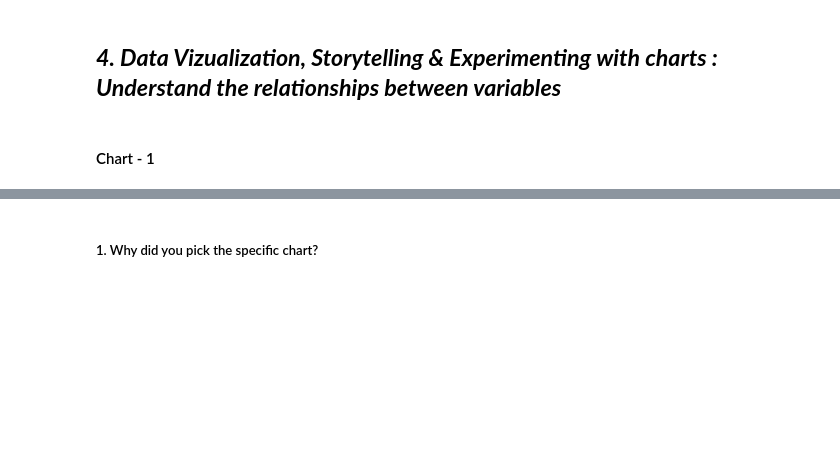
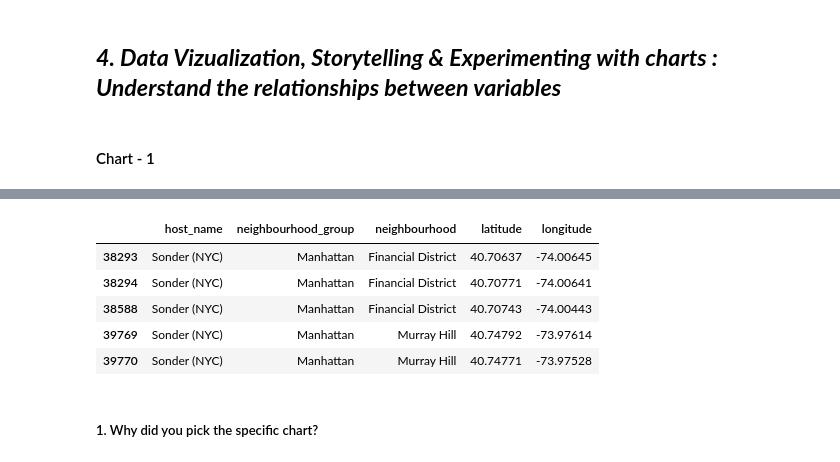
Before and after one commit to p0shivhare/Airbnb-Booking-Analysis, a Jupyter notebook: Airbnb_Booking_Analysis.ipynb, the cells around one changed output, grey strips where cells are left out. Saved outputs shown, nothing was run; the diff lists cells and outputs as text; code cells hidden in the pictures; blank space fills up the shorter version.

```diff
--- a/Airbnb_Booking_Analysis.ipynb
+++ b/Airbnb_Booking_Analysis.ipynb
@@ -322,3 +335,13 @@ Answer Here.
+# %%
+sonder= df[df['host_name']=='Sonder (NYC)']
+sonder[['host_name','neighbourhood_group','neighbourhood','latitude','longitude']].head(5)
+# %% [output]
+|  | host_name | neighbourhood_group | neighbourhood | latitude | longitude |
+| 38293 | Sonder (NYC) | Manhattan | Financial District | 40.70637 | -74.00645 |
+| 38294 | Sonder (NYC) | Manhattan | Financial District | 40.70771 | -74.00641 |
+| 38588 | Sonder (NYC) | Manhattan | Financial District | 40.70743 | -74.00443 |
+| 39769 | Sonder (NYC) | Manhattan | Murray Hill | 40.74792 | -73.97614 |
+| 39770 | Sonder (NYC) | Manhattan | Murray Hill | 40.74771 | -73.97528 |
 # %% [markdown]
 ##### 1. Why did you pick the specific chart?
 # %% [markdown]
```
Also changed, not shown: parts of 6 cells of this notebook.
